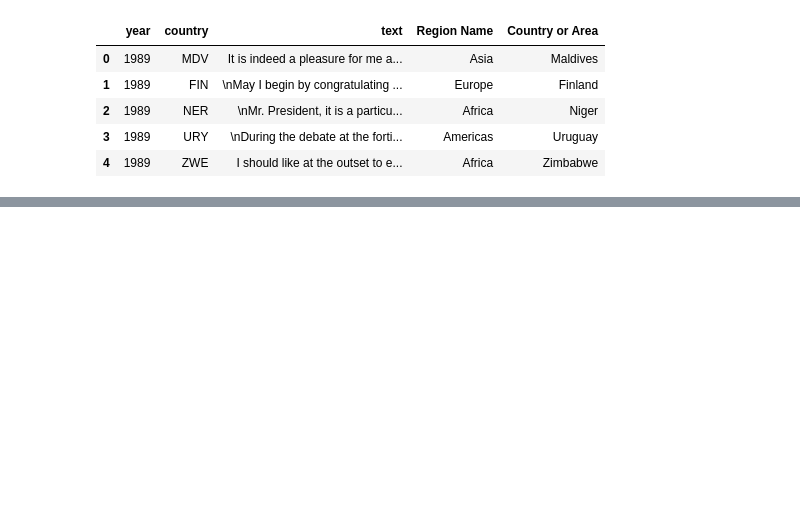
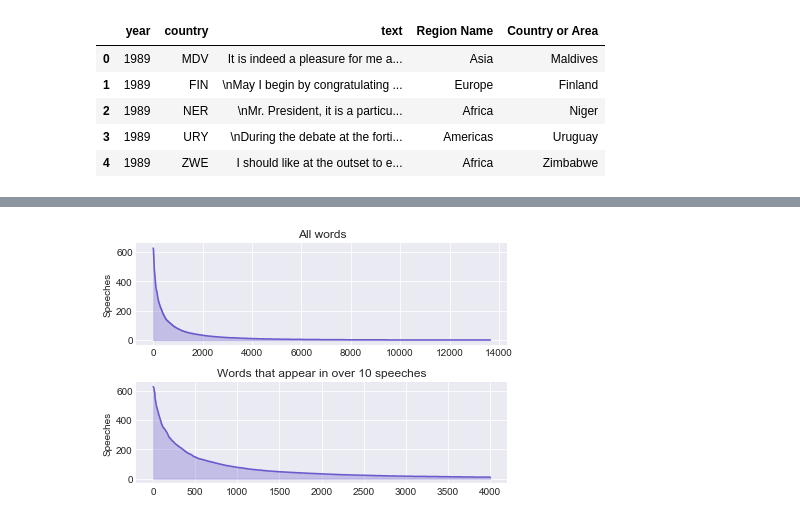
Before and after one commit to MNgocho/Projects, a Jupyter notebook: Topic modelling.ipynb, the cells around one changed output, grey strips where cells are left out. Drawn from its saved outputs; the diff is of its cells as text; code cells hidden in the pictures; blank space fills up the shorter version.

```diff
--- a/Topic modelling.ipynb
+++ b/Topic modelling.ipynb
@@ -65,0 +109,44 @@ df[['text','lemmatized_tokens','lemmatized_text']].head()
+# %%
+# For each word count in how many documents does it appear:
+
+texts = df.lemmatized_tokens.tolist() # I will be working on lemmatized words
+all_words = list(set(df.lemmatized_tokens.sum())) # All unique words
+
+texts = [list(set(t)) for t in texts] # Unique words in each text
+word_in_texts = {} # keys=unique words, values=the number of texts in which they appear
+for word in all_words:
+    word_in_texts[word] = 0
+    for text in texts:
+        if word in text:
+            word_in_texts[word] += 1
+# %%
+
+no_of_speeches = len(texts)
+
+fig, ax = plt.subplots(nrows=2, ncols=1) # figure with two subplots
+
+# converting the dicrionary to a list of tupples and sorting them from most common,
+# to rarest words
+wit = sorted(list(word_in_texts.items()), key=lambda x: x[1], reverse=True)
+# for plotting: numbering words from most to liest common:
+x_wit = [x for x in range(len(wit))]
+y_wit = [y for (x,y) in wit]
+ax[0].plot(x_wit, y_wit, color='slateblue')
+ax[0].fill_between(x_wit, y_wit, color="slateblue", alpha=0.3)
+ax[0].set_title('All words')
+ax[0].set_ylabel('Speeches')
+
+# very few words appear in most documents
+# on the other hand out of >14,000 unique words
+# about 10,000 occur in no more than 10 documents
+
+wit_10 = [x for x in wit if x[1]>10] # remove words appearing in 10 or less documents
+x_wit_10 = [x for x in range(len(wit_10))]
+y_wit_10 = [y for (x,y) in wit_10]
+ax[1].plot(x_wit_10, y_wit_10, color='slateblue')
+ax[1].fill_between(x_wit_10, y_wit_10, color="slateblue", alpha=0.3)
+ax[1].set_title('Words that appear in over 10 speeches')
+ax[1].set_ylabel('Speeches')
+plt.tight_layout()
+# %% [output]
+[figure, added]
```
Also changed, not shown: parts of 5 cells of this notebook.
